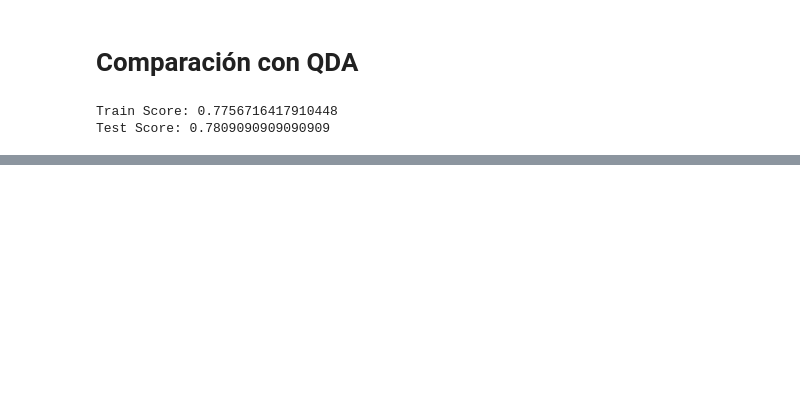
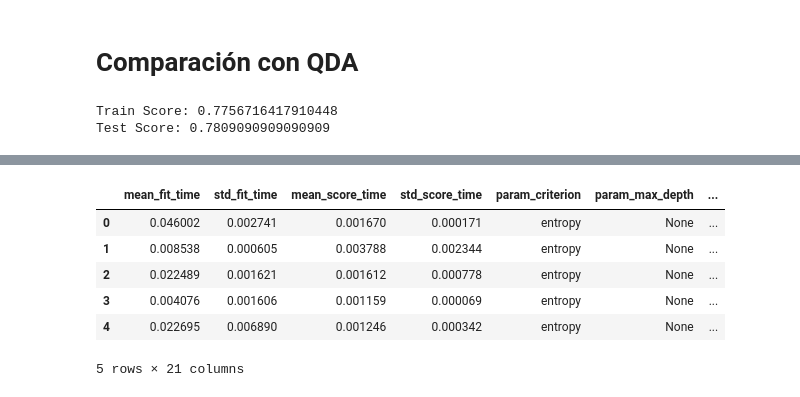
Before and after one commit to ITBA-Curso-Deep-Learning-2021-2022/Arboles-de-decision, a Jupyter notebook: 1 - Decision Trees.ipynb, the cells around one changed output, grey strips where cells are left out. Saved outputs shown, nothing was run; the diff lists cells and outputs as text; code cells hidden in the pictures; blank space fills up the shorter version.

```diff
--- a/1 - Decision Trees.ipynb
+++ b/1 - Decision Trees.ipynb
@@ -457,0 +592,23 @@ clf.best_params_
+# %%
+'''
+MV: Una vez hecho el barrido, muestro el resultado. De la documentación de GridSerachCV:
+cv_results_: dict of numpy (masked) ndarrays
+    A dict with keys as column headers and values as columns, that can be imported into a pandas DataFrame.
+
+Ojo que abajo le imprimen solo el head, por eso se ven 5 filas nada más. En verdad hay 10.368
+que es el número de combinaciones que muestrea el CVSearch
+'''
+
+
+
+import pandas as pd
+df=pd.DataFrame(clf.cv_results_)
+df.head()
+# %% [output]
+|  | mean_fit_time | std_fit_time | mean_score_time | std_score_time | param_criterion | param_max_depth | ... |
+| 0 | 0.046002 | 0.002741 | 0.001670 | 0.000171 | entropy | None | ... |
+| 1 | 0.008538 | 0.000605 | 0.003788 | 0.002344 | entropy | None | ... |
+| 2 | 0.022489 | 0.001621 | 0.001612 | 0.000778 | entropy | None | ... |
+| 3 | 0.004076 | 0.001606 | 0.001159 | 0.000069 | entropy | None | ... |
+| 4 | 0.022695 | 0.006890 | 0.001246 | 0.000342 | entropy | None | ... |
+5 rows × 21 columns
```
Also changed, not shown: parts of 22 cells of this notebook.
